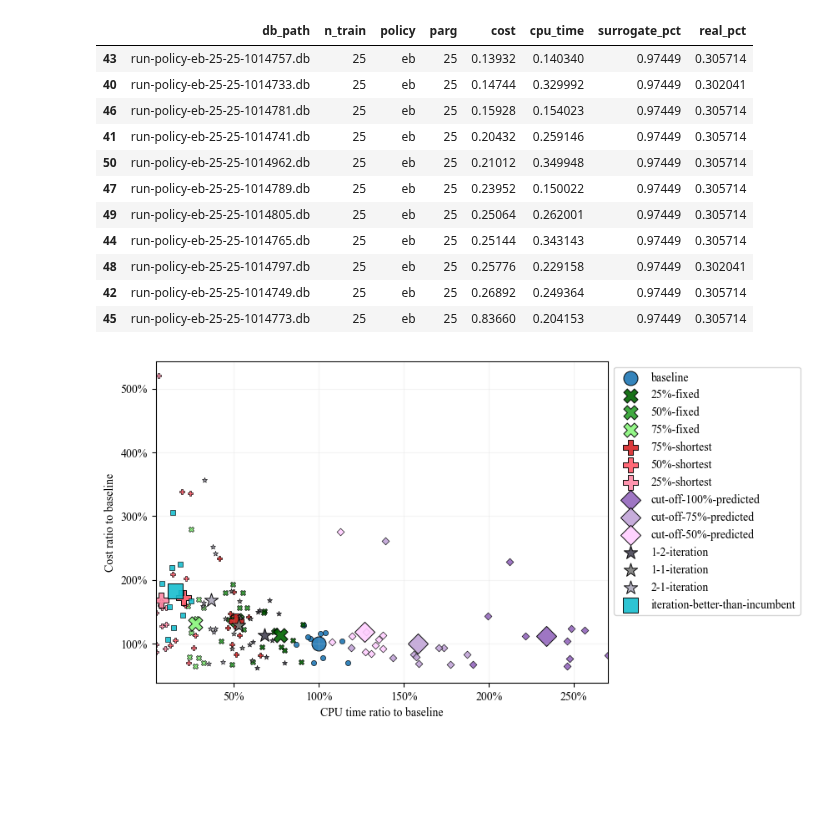
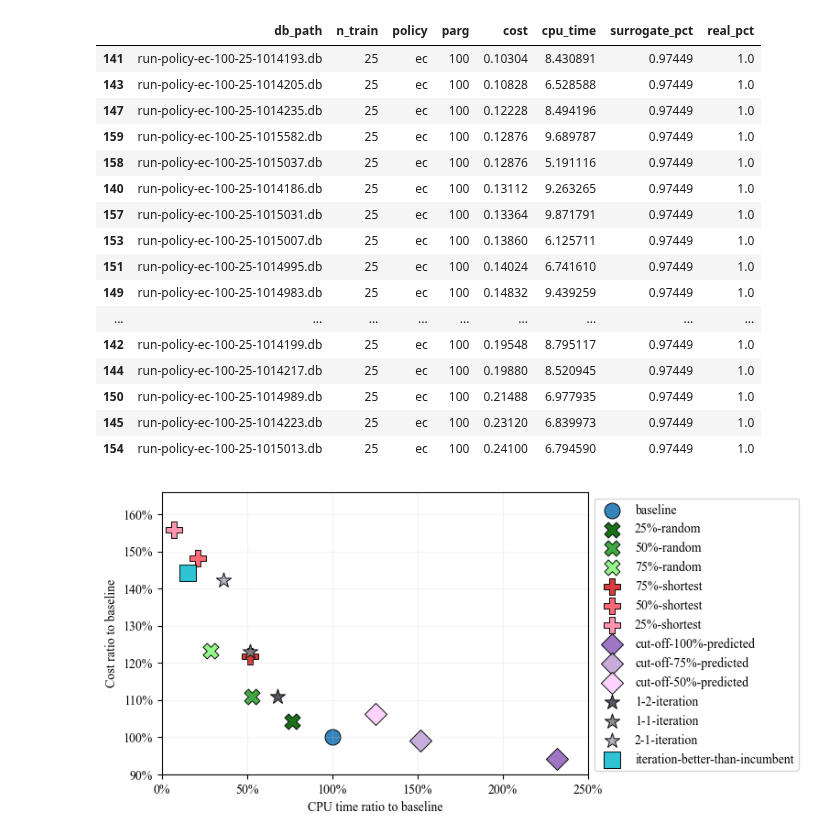
Before and after one commit to zakrzewow/raw-algorithm-portfolios, a Jupyter notebook: results.ipynb, the cells around one changed output. Saved outputs shown, nothing was run; the diff lists cells and outputs as text; code cells hidden in the pictures; blank space fills up the shorter version.

```diff
--- a/results.ipynb
+++ b/results.ipynb
@@ -158,10 +121,17 @@ def agg(x):
         surrogate_pct=("surrogate_pct", "mean"),
         real_pct=("real_pct", "mean"),
     )
-    df_agg["cost_ratio_to_baseline"] = df_agg["cost"] / df_agg.at[("baseline", ""), "cost"]
-    df_agg["cpu_time_ratio_to_baseline"] = df_agg["cpu_time"] / df_agg.at[("baseline", ""), "cpu_time"]
+    baseline_cost = df_agg.at[("baseline", ""), "cost"]
+    baseline_cpu_time = df_agg.at[("baseline", ""), "cpu_time"]
+    df_agg["cost_ratio_to_baseline"] = df_agg["cost"] / baseline_cost
+    df_agg["cpu_time_ratio_to_baseline"] = df_agg["cpu_time"] / baseline_cpu_time
+    df_agg["alpha"] = baseline_cost / df_agg["cost"]
+    df_agg["beta"] = (baseline_cpu_time - df_agg["cpu_time"]) * 3600 / df_agg["cost"]
+    df_agg["better_than_baseline_until"] = np.floor(df_agg["beta"] / (1 - df_agg["alpha"])) + 1
+    df_agg.loc[df_agg["beta"] < 0, "better_than_baseline_until"] = np.nan
+
     df_agg = df_agg.round(4)
-    df_agg = df_agg.loc[IDX, ["cost", "cost_ratio_to_baseline", "cpu_time", "cpu_time_ratio_to_baseline", "surrogate_pct", "real_pct"]]
+    df_agg = df_agg.loc[IDX, ["cost", "cost_ratio_to_baseline", "cpu_time", "cpu_time_ratio_to_baseline", "surrogate_pct", "real_pct", "alpha", "beta", "better_than_baseline_until"]]
     return df_agg
 
 df25 = df.loc[df["n_train"] == "25"].copy()
@@ -169,3 +139,5 @@ df25 = df.loc[df["n_train"] == "25"].copy()
 
 df25_agg = agg(df25)
 # df100_agg = agg(df100)
+
+df25_agg
@@ -191,18 +163,23 @@ df25_agg #.to_excel("tmp.xlsx")
 # %%
 # df100_agg
 # %%
-df.loc[(df["policy"] == "eb") & (df["parg"] == "25") & (df["n_train"] == "25")].sort_values(by="cost")
+df.loc[(df["policy"] == "ec") & (df["parg"] == "100") & (df["n_train"] == "25")].sort_values(by="cost")
 # %% [output]
 |  | db_path | n_train | policy | parg | cost | cpu_time | surrogate_pct | real_pct |
-| 43 | run-policy-eb-25-25-1014757.db | 25 | eb | 25 | 0.13932 | 0.140340 | 0.97449 | 0.305714 |
-| 40 | run-policy-eb-25-25-1014733.db | 25 | eb | 25 | 0.14744 | 0.329992 | 0.97449 | 0.302041 |
-| 46 | run-policy-eb-25-25-1014781.db | 25 | eb | 25 | 0.15928 | 0.154023 | 0.97449 | 0.305714 |
-| 41 | run-policy-eb-25-25-1014741.db | 25 | eb | 25 | 0.20432 | 0.259146 | 0.97449 | 0.305714 |
-| 50 | run-policy-eb-25-25-1014962.db | 25 | eb | 25 | 0.21012 | 0.349948 | 0.97449 | 0.305714 |
-| 47 | run-policy-eb-25-25-1014789.db | 25 | eb | 25 | 0.23952 | 0.150022 | 0.97449 | 0.305714 |
-| 49 | run-policy-eb-25-25-1014805.db | 25 | eb | 25 | 0.25064 | 0.262001 | 0.97449 | 0.305714 |
-| 44 | run-policy-eb-25-25-1014765.db | 25 | eb | 25 | 0.25144 | 0.343143 | 0.97449 | 0.305714 |
-| 48 | run-policy-eb-25-25-1014797.db | 25 | eb | 25 | 0.25776 | 0.229158 | 0.97449 | 0.302041 |
-| 42 | run-policy-eb-25-25-1014749.db | 25 | eb | 25 | 0.26892 | 0.249364 | 0.97449 | 0.305714 |
-| 45 | run-policy-eb-25-25-1014773.db | 25 | eb | 25 | 0.83660 | 0.204153 | 0.97449 | 0.305714 |
+| 141 | run-policy-ec-100-25-1014193.db | 25 | ec | 100 | 0.10304 | 8.430891 | 0.97449 | 1.0 |
+| 143 | run-policy-ec-100-25-1014205.db | 25 | ec | 100 | 0.10828 | 6.528588 | 0.97449 | 1.0 |
+| 147 | run-policy-ec-100-25-1014235.db | 25 | ec | 100 | 0.12228 | 8.494196 | 0.97449 | 1.0 |
+| 159 | run-policy-ec-100-25-1015582.db | 25 | ec | 100 | 0.12876 | 9.689787 | 0.97449 | 1.0 |
+| 158 | run-policy-ec-100-25-1015037.db | 25 | ec | 100 | 0.12876 | 5.191116 | 0.97449 | 1.0 |
+| 140 | run-policy-ec-100-25-1014186.db | 25 | ec | 100 | 0.13112 | 9.263265 | 0.97449 | 1.0 |
+| 157 | run-policy-ec-100-25-1015031.db | 25 | ec | 100 | 0.13364 | 9.871791 | 0.97449 | 1.0 |
+| 153 | run-policy-ec-100-25-1015007.db | 25 | ec | 100 | 0.13860 | 6.125711 | 0.97449 | 1.0 |
+| 151 | run-policy-ec-100-25-1014995.db | 25 | ec | 100 | 0.14024 | 6.741610 | 0.97449 | 1.0 |
+| 149 | run-policy-ec-100-25-1014983.db | 25 | ec | 100 | 0.14832 | 9.439259 | 0.97449 | 1.0 |
+| ... | ... | ... | ... | ... | ... | ... | ... | ... |
+| 142 | run-policy-ec-100-25-1014199.db | 25 | ec | 100 | 0.19548 | 8.795117 | 0.97449 | 1.0 |
+| 144 | run-policy-ec-100-25-1014217.db | 25 | ec | 100 | 0.19880 | 8.520945 | 0.97449 | 1.0 |
+| 150 | run-policy-ec-100-25-1014989.db | 25 | ec | 100 | 0.21488 | 6.977935 | 0.97449 | 1.0 |
+| 145 | run-policy-ec-100-25-1014223.db | 25 | ec | 100 | 0.23120 | 6.839973 | 0.97449 | 1.0 |
+| 154 | run-policy-ec-100-25-1015013.db | 25 | ec | 100 | 0.24100 | 6.794590 | 0.97449 | 1.0 |
 # %%
@@ -217,7 +194,7 @@ plt.rcParams["axes.grid"] = True
 plt.rcParams["grid.alpha"] = 0.2
 plt.rcParams["grid.color"] = "#cccccc"
 plt.rcParams["axes.xmargin"] = 0
-fig, ax = plt.subplots(figsize=(7, 5))
+fig, ax = plt.subplots(figsize=(6, 4))
 
 COLORS = {
     ("baseline", ""): "#1f77b4",
@@ -238,9 +215,9 @@ COLORS = {
 
 LABELS = {
     ("baseline", ""): "baseline",
-    ("ea", "25"): "25%-fixed",
-    ("ea", "50"): "50%-fixed",
-    ("ea", "75"): "75%-fixed",
+    ("ea", "25"): "25%-random",
+    ("ea", "50"): "50%-random",
+    ("ea", "75"): "75%-random",
     ("eb", "75"): "75%-shortest",
     ("eb", "50"): "50%-shortest",
     ("eb", "25"): "25%-shortest",
@@ -259,45 +236,45 @@ MARKERS = {
     "eb": "P",
     "ec": "D",
     "ia": "*",
     "ib": "s",
 }
 BASELINE_COST = df25_agg.at[("baseline", ""), "cost"]
 BASELINE_CPU_TIME = df25_agg.at[("baseline", ""), "cpu_time"]
 
 for (policy, parg), row in df25_agg.iterrows():
-    _ = df.loc[(df["policy"] == policy) & (df["parg"] == parg) & (df["n_train"] == "25")]
-    plt.scatter(
-        _["cpu_time"] / BASELINE_CPU_TIME,
-        _["cost"] / BASELINE_COST,
-        s=20,
-        alpha=0.9,
-        color=COLORS[(policy, parg)],
-        marker=MARKERS[policy],
-        linewidths=0.5,
-        edgecolor="black",
-    )
+    # _ = df.loc[(df["policy"] == policy) & (df["parg"] == parg) & (df["n_train"] == "25")]
+    # plt.scatter(
+    #     _["cpu_time"] / BASELINE_CPU_TIME,
+    #     _["cost"] / BASELINE_COST,
+    #     s=20,
+    #     alpha=0.9,
+    #     color=COLORS[(policy, parg)],
+    #     marker=MARKERS[policy],
+    #     linewidths=0.5,
+    #     edgecolor="black",
+    # )
     plt.scatter(
         row["cpu_time_ratio_to_baseline"],
         row["cost_ratio_to_baseline"],
         s=150,
         alpha=0.9,
         color=COLORS[(policy, parg)],
         marker=MARKERS[policy],
         linewidths=0.75,
         edgecolor="black",
         label=LABELS[(policy, parg)],
     )
 
 ax.xaxis.set_major_formatter(mtick.PercentFormatter(xmax=1, decimals=0))
 ax.yaxis.set_major_formatter(mtick.PercentFormatter(xmax=1, decimals=0))
 
 plt.legend(bbox_to_anchor=(1, 1), loc='upper left')
 plt.xlabel("CPU time ratio to baseline")
 plt.ylabel("Cost ratio to baseline")
-# plt.xlim(0, 2.5)
+plt.xlim(0, 2.5)
 # plt.xlim(0, 1)
-# plt.ylim(0.9, 2)
+plt.ylim(0.9, 1.66)
 plt.show()
 # %% [output]
-[figure, old version]
+[figure, new version]
 # %%
```
Also changed, not shown: parts of 9 cells of this notebook.
